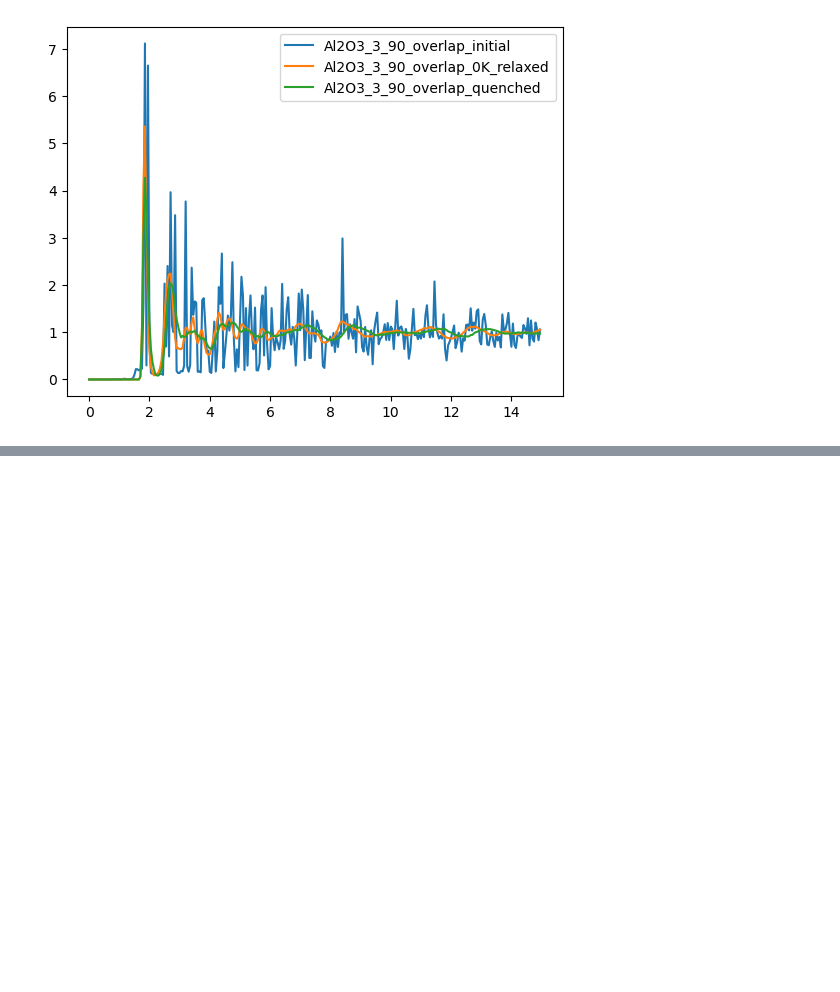
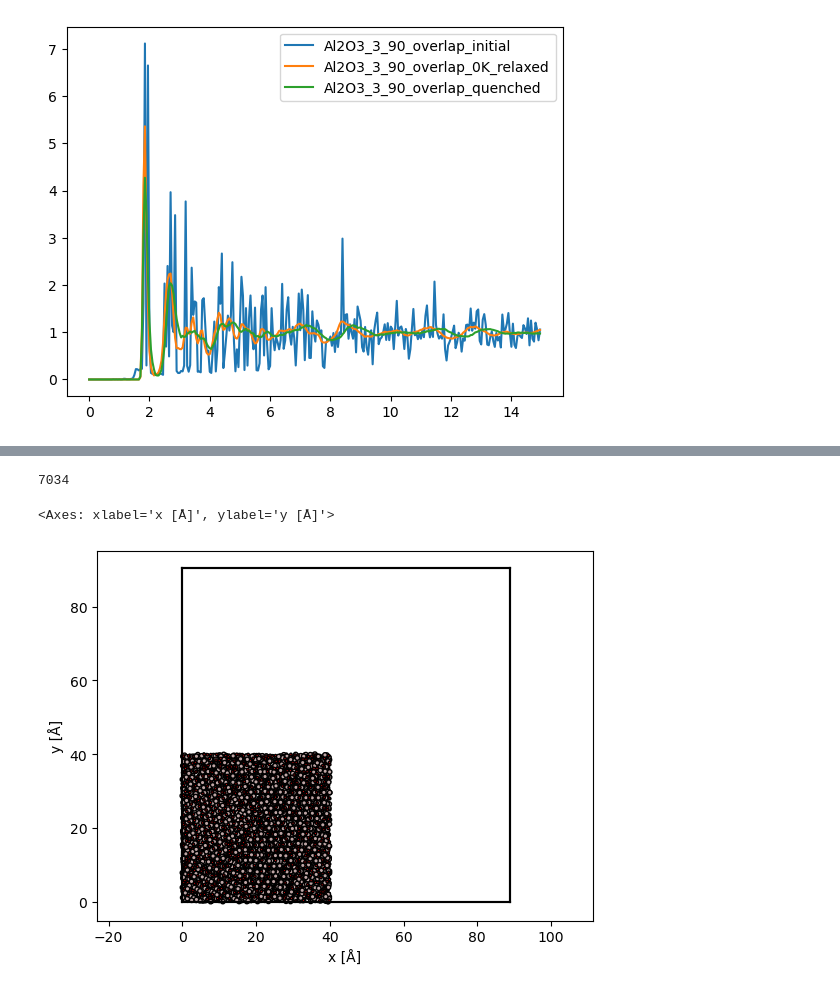
Before and after one commit to Art-MC/GAS, a Jupyter notebook: gas/PDFs/notebooks/gen_vars.ipynb, the cells around one changed output, grey strips where cells are left out. Saved outputs shown, nothing was run; the diff lists cells and outputs as text; code cells hidden in the pictures; blank space fills up the shorter version.

```diff
--- a/gas/PDFs/notebooks/gen_vars.ipynb
+++ b/gas/PDFs/notebooks/gen_vars.ipynb
@@ -165,0 +283,13 @@ plt.show()
+# %%
+
+atoms_filt = block_with_seeds.ase_atoms.copy()
+a = 40
+c = 40
+m = (atoms_filt.positions[:,0] > a) | (atoms_filt.positions[:,1] > a) | (atoms_filt.positions[:,2] > c)
+del atoms_filt[m]
+print(len(atoms_filt))
+abtem.show_atoms(atoms_filt)
+# %% [output]
+7034
+<Axes: xlabel='x [Å]', ylabel='y [Å]'>
+[figure, added]
```
Also changed, not shown: parts of 24 cells of this notebook, 3 other files.
